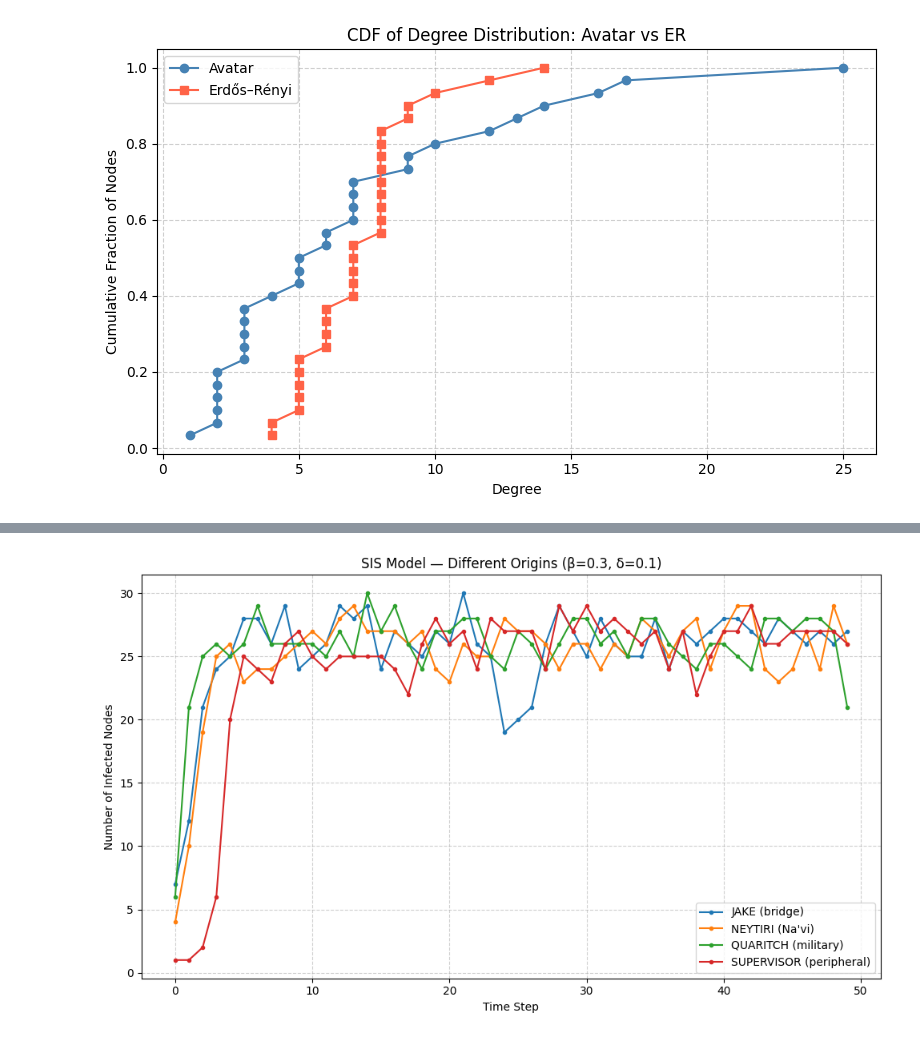
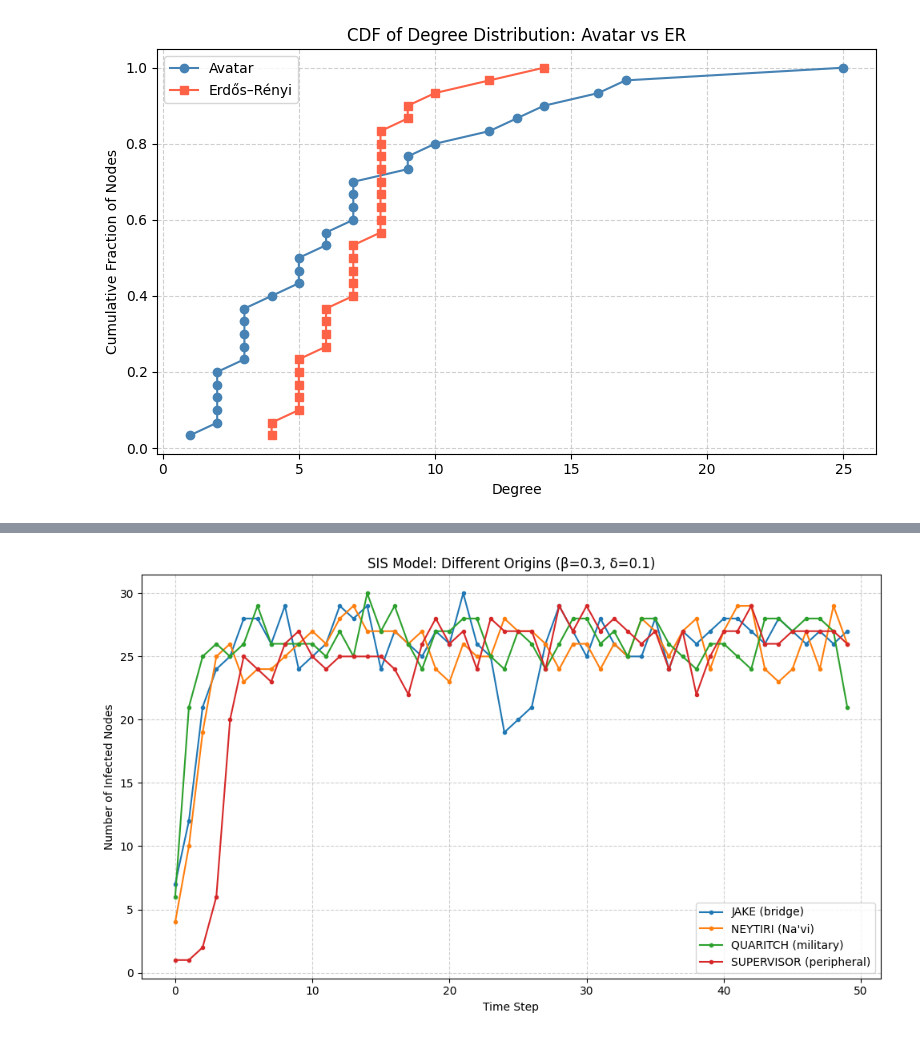
Before and after one commit to MoriondoTommaso/social-network-analysis-avatar-movie, a Jupyter notebook: notebooks/notebooks.ipynb, the cells around one changed output, grey strips where cells are left out. Saved outputs shown, nothing was run; the diff lists cells and outputs as text; code cells hidden in the pictures.

```diff
--- a/notebooks/notebooks.ipynb
+++ b/notebooks/notebooks.ipynb
@@ -648,0 +595,7 @@ Image(P, width=900)
+# %%
+import base64
+from IPython.display import HTML
+
+with open("gephi_avatar.png", "rb") as f:
+    data = base64.b64encode(f.read()).decode()
+HTML(f'<img src="embedded-picture" width="900"/>')
@@ -870,31 +961,31 @@ def sis_model(G, beta, delta, initial_infected, steps=50):
 # %%
 random.seed(54)
 
 # Get node IDs by label
 label_to_node = {G_unw.nodes[n]['label']: n for n in G_unw.nodes()}
 
 beta, delta = 0.3, 0.1
 steps = 50
 
 scenarios = {
     'JAKE (bridge)'     : [label_to_node['JAKE']],
     'NEYTIRI (Na\'vi)'  : [label_to_node['NEYTIRI']],
     'QUARITCH (military)': [label_to_node['QUARITCH']],
     'SUPERVISOR (peripheral)': [label_to_node['SUPERVISOR']],
 }
 
 plt.figure(figsize=(10, 6))
 for label, seed in scenarios.items():
     history, _ = sis_model(G_unw, beta, delta, seed, steps)
     steps_list, infected = zip(*history)
     plt.plot(steps_list, infected, marker='o', markersize=3, label=label)
 
 plt.xlabel('Time Step')
 plt.ylabel('Number of Infected Nodes')
-plt.title(f'SIS Model — Different Origins (β={beta}, δ={delta})')
+plt.title(f'SIS Model: Different Origins (β={beta}, δ={delta})')
 plt.legend()
 plt.grid(True, linestyle='--', alpha=0.6)
 plt.tight_layout()
 plt.show()
 # %% [output]
-[figure, old version]
+[figure, new version]
```
Also changed, not shown: parts of 40 cells of this notebook, 4 other files.
